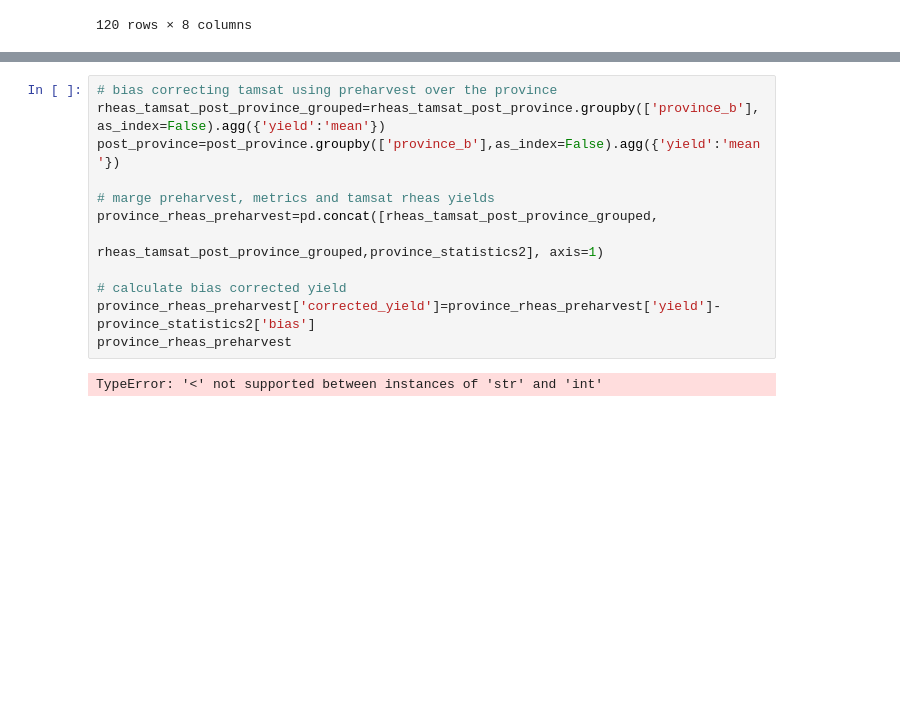
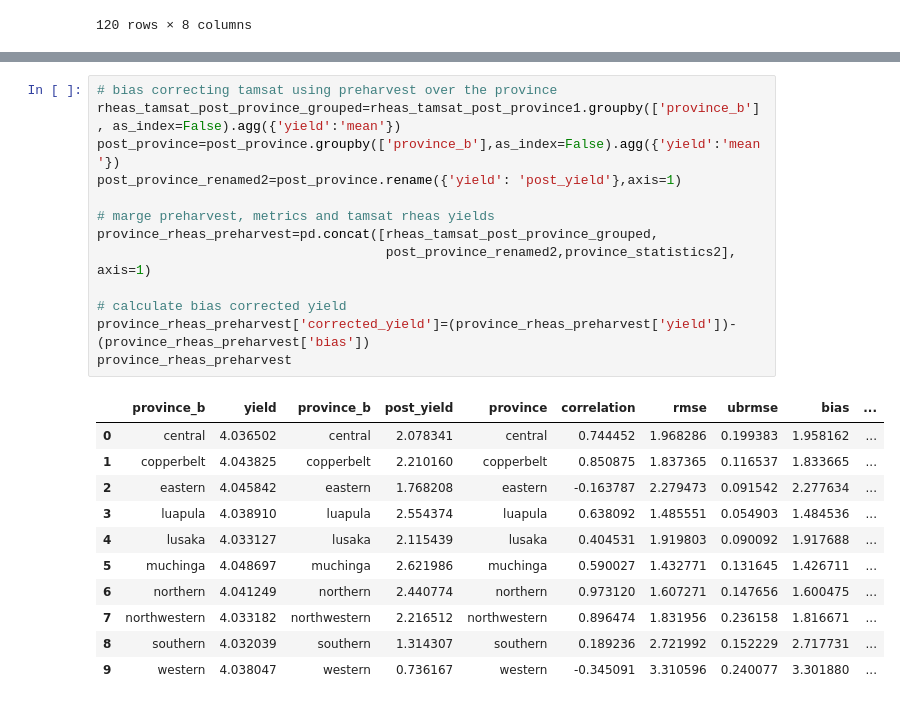
Before and after one commit to franklineronoh/crop-modeling, a Jupyter notebook: zambia/bias_correction_zmb.ipynb, the cells around one changed output, grey strips where cells are left out. Cells and saved outputs as stored; diff of their text form; blank space fills up the shorter version.

```diff
--- a/zambia/bias_correction_zmb.ipynb
+++ b/zambia/bias_correction_zmb.ipynb
@@ -307,17 +342,28 @@ KeyError: 'yield'
 # %%
 # bias correcting tamsat using preharvest over the province
-rheas_tamsat_post_province_grouped=rheas_tamsat_post_province.groupby(['province_b'], as_index=False).agg({'yield':'mean'})
+rheas_tamsat_post_province_grouped=rheas_tamsat_post_province1.groupby(['province_b'], as_index=False).agg({'yield':'mean'})
 post_province=post_province.groupby(['province_b'],as_index=False).agg({'yield':'mean'})
+post_province_renamed2=post_province.rename({'yield': 'post_yield'},axis=1)
 
 # marge preharvest, metrics and tamsat rheas yields
 province_rheas_preharvest=pd.concat([rheas_tamsat_post_province_grouped,
-                                     rheas_tamsat_post_province_grouped,province_statistics2], axis=1)
+                                     post_province_renamed2,province_statistics2], axis=1)
 
 # calculate bias corrected yield
-province_rheas_preharvest['corrected_yield']=province_rheas_preharvest['yield']-province_statistics2['bias']
+province_rheas_preharvest['corrected_yield']=(province_rheas_preharvest['yield'])-(province_rheas_preharvest['bias'])
 province_rheas_preharvest
 # %% [output]
-TypeError: '<' not supported between instances of 'str' and 'int'
+|  | province_b | yield | province_b | post_yield | province | correlation | rmse | ubrmse | bias | ... |
+| 0 | central | 4.036502 | central | 2.078341 | central | 0.744452 | 1.968286 | 0.199383 | 1.958162 | ... |
+| 1 | copperbelt | 4.043825 | copperbelt | 2.210160 | copperbelt | 0.850875 | 1.837365 | 0.116537 | 1.833665 | ... |
+| 2 | eastern | 4.045842 | eastern | 1.768208 | eastern | -0.163787 | 2.279473 | 0.091542 | 2.277634 | ... |
+| 3 | luapula | 4.038910 | luapula | 2.554374 | luapula | 0.638092 | 1.485551 | 0.054903 | 1.484536 | ... |
+| 4 | lusaka | 4.033127 | lusaka | 2.115439 | lusaka | 0.404531 | 1.919803 | 0.090092 | 1.917688 | ... |
+| 5 | muchinga | 4.048697 | muchinga | 2.621986 | muchinga | 0.590027 | 1.432771 | 0.131645 | 1.426711 | ... |
+| 6 | northern | 4.041249 | northern | 2.440774 | northern | 0.973120 | 1.607271 | 0.147656 | 1.600475 | ... |
+| 7 | northwestern | 4.033182 | northwestern | 2.216512 | northwestern | 0.896474 | 1.831956 | 0.236158 | 1.816671 | ... |
+| 8 | southern | 4.032039 | southern | 1.314307 | southern | 0.189236 | 2.721992 | 0.152229 | 2.717731 | ... |
+| 9 | western | 4.038047 | western | 0.736167 | western | -0.345091 | 3.310596 | 0.240077 | 3.301880 | ... |
 # %%
 # bias correction
 
```
Also changed, not shown: parts of 5 cells of this notebook, 1 other file.
